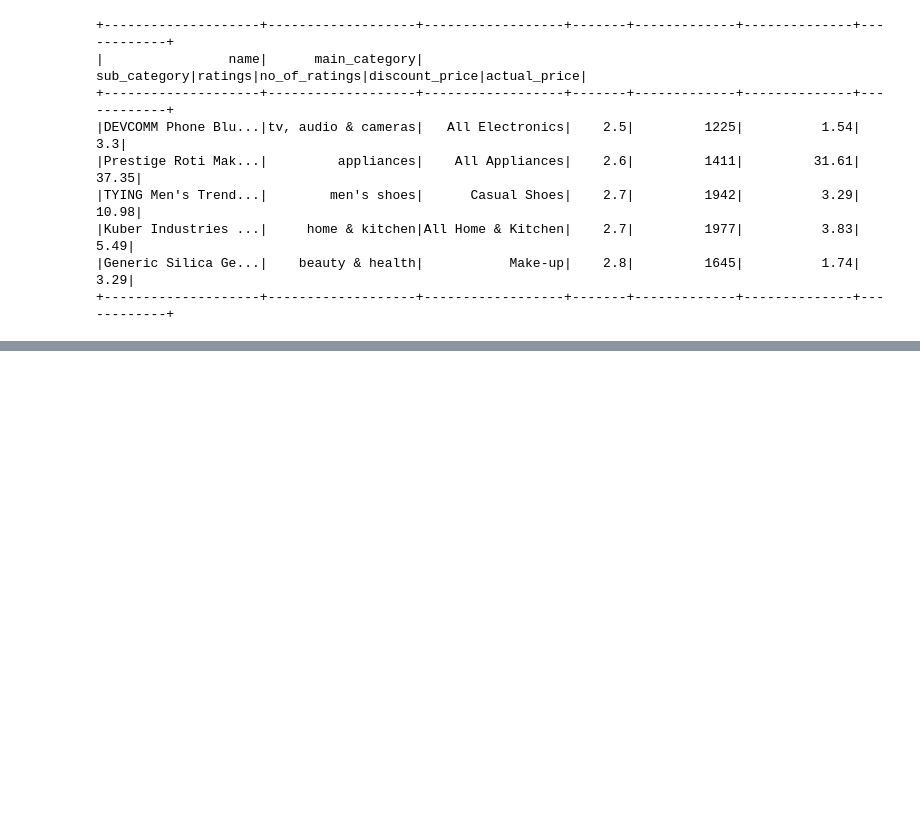
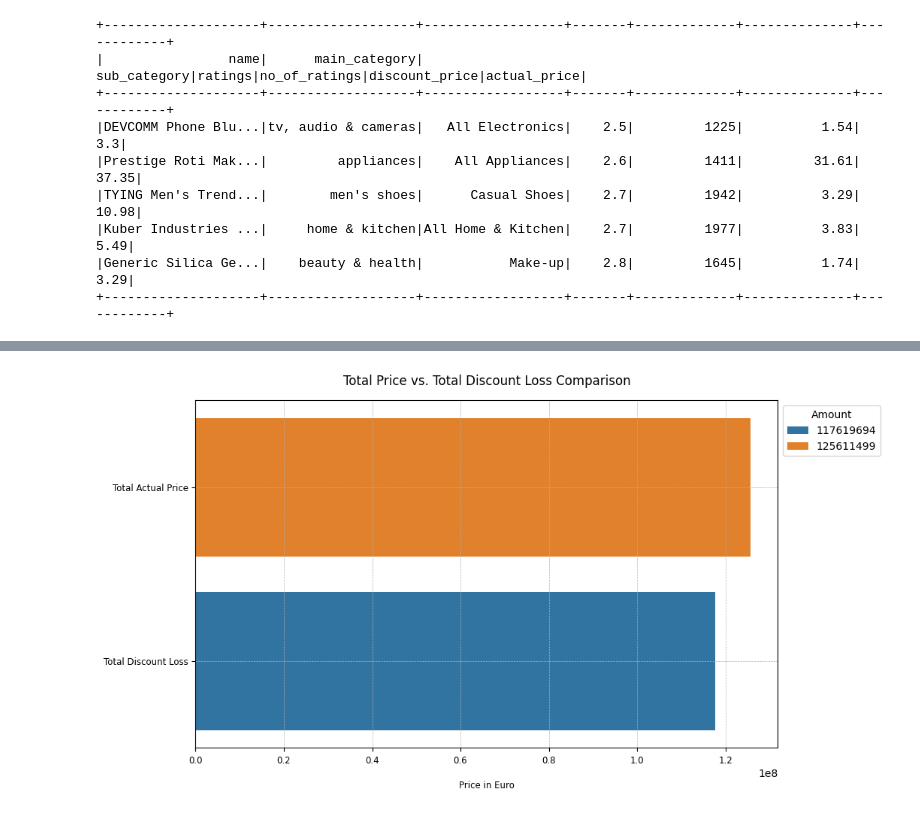
Before and after one commit to OnionKnightN/distributed-recommendation-engine, a Jupyter notebook: big_data_ca1_sba24098.ipynb, the cells around one changed output, grey strips where cells are left out. Saved outputs shown, nothing was run; the diff lists cells and outputs as text; code cells hidden in the pictures; blank space fills up the shorter version.

```diff
--- a/big_data_ca1_sba24098.ipynb
+++ b/big_data_ca1_sba24098.ipynb
@@ -392,2 +505,51 @@ df.withColumn("discount_loss", F.col("actual_price") - F.col("discount_price"))
+# %%
+# Calculating the total discount loss based on actual price - discount price (without format_number)
+total_discount_loss = df.withColumn("discount_loss", F.col("actual_price") - F.col("discount_price")) \
+                      .agg(
+                          F.sum("actual_price").alias("total_actual_price"),
+                          F.sum("discount_loss").alias("total_discount_loss")
+                      )
+
+# Changing the Apache Spark Dataframe to Panda Dataframe
+total_discount_loss_pd = total_discount_loss.toPandas()
+
+# Reshape the data for calculation and amount
+total_discount_loss_reshape_sorted = pd.melt(total_discount_loss_pd, var_name="calculation", value_name="amount").sort_values(by="amount", ascending=False)
+
+# Converting the amount value as an integer for readability
+total_discount_loss_reshape_sorted['amount'] = total_discount_loss_reshape_sorted['amount'].astype(int)
+# Applying the caculation values as a title and removing "_" for readability
+total_discount_loss_reshape_sorted['calculation'] = total_discount_loss_reshape_sorted['calculation'].str.replace('_', ' ').str.title()
+
+# Setting the figure size
+plt.figure(figsize=(10, 6))
+
+# Creating the bar chart using seaborn
+sns.barplot(
+    x="amount",
+    y="calculation",
+    data=total_discount_loss_reshape_sorted,
+    hue="amount",
+    palette="tab10"
+)
+
+# Styling the plot
+plt.grid(True, which='major', linestyle='--', linewidth=0.5, zorder=0)
+plt.title("Total Price vs. Total Discount Loss Comparison", loc="center", pad=15, fontsize=12)
+plt.xlabel("Price in Euro", loc="center", labelpad=15, fontsize=8.5)
+plt.ylabel("")
+plt.tick_params(axis='both', labelsize=8.5)
+
+# Added a legend with title and move it outside the plot
+plt.legend(title='Amount', bbox_to_anchor=(1,1), loc='upper left')
+
+# Saving the plot as an image and uploading it to Hadoop
+plt.savefig("total_price_vs_total_discount_loss.png", dpi=300, bbox_inches='tight')
+subprocess.run(["hdfs", "dfs", "-put", "-f", "total_price_vs_total_discount_loss.png", "/user1/big_data_ca1/images/"])
+
+# Showing the plot
+plt.show()
+# %% [output]
+[figure, added]
 # %%
 # Grouping by 'main_category' and calculate average rating and total number of ratings
```
Also changed, not shown: parts of 11 cells of this notebook, 4 other files.
